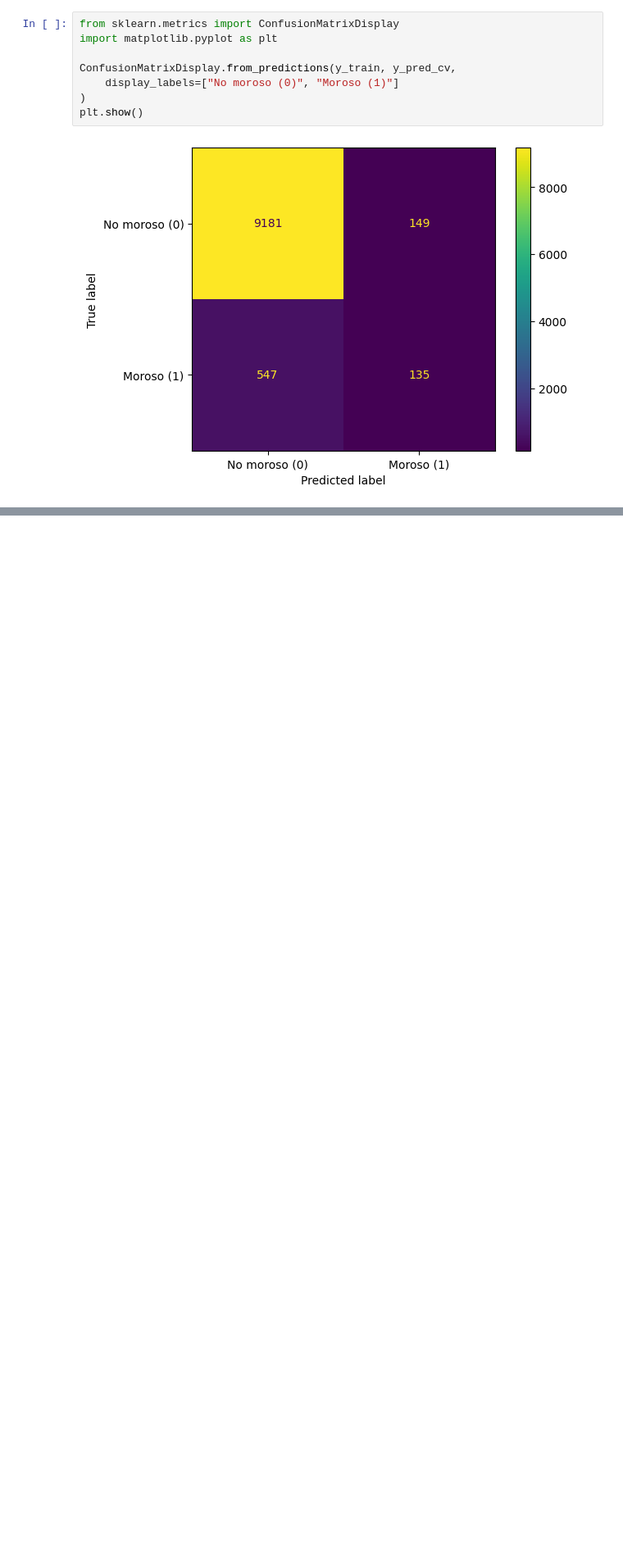
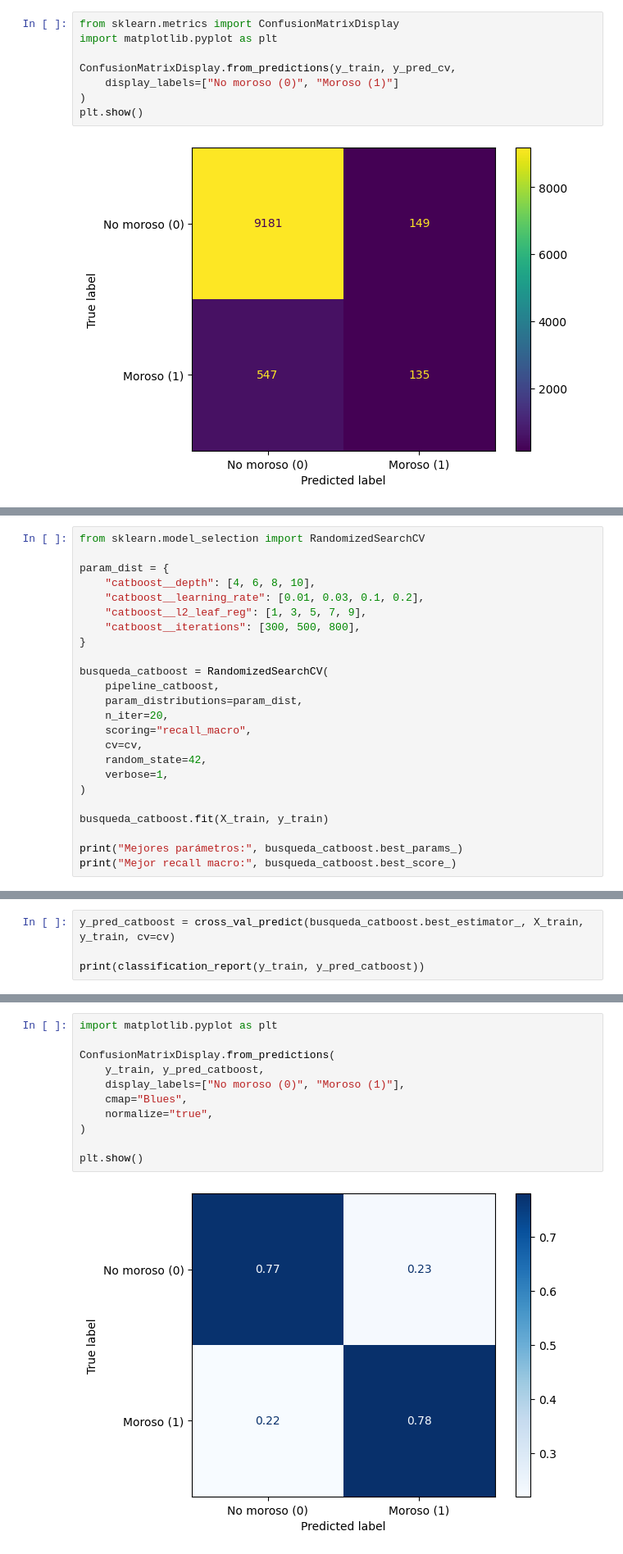
Before and after one commit to Gabriel-Caruso/DS-Online-Ramiro-Caruso, a Jupyter notebook: 04_Machine_Learning/Sprint_12/Unidad_01_ML_Supervisado_Otros_Modelos/03_Practica_Obligatoria/18_Practica_Obligatoria_Supervisado_Otros_Modelos.ipynb, the cells around one changed output, grey strips where cells are left out. Shown at 82% size. Cells and saved outputs as stored; diff of their text form; blank space fills up the shorter version.

```diff
--- a/04_Machine_Learning/Sprint_12/Unidad_01_ML_Supervisado_Otros_Modelos/03_Practica_Obligatoria/18_Practica_Obligatoria_Supervisado_Otros_Modelos.ipynb
+++ b/04_Machine_Learning/Sprint_12/Unidad_01_ML_Supervisado_Otros_Modelos/03_Practica_Obligatoria/18_Practica_Obligatoria_Supervisado_Otros_Modelos.ipynb
@@ -602,0 +684,24 @@ plt.show()
+# %%
+from sklearn.model_selection import RandomizedSearchCV
+
+param_dist = {
+    "catboost__depth": [4, 6, 8, 10],
+    "catboost__learning_rate": [0.01, 0.03, 0.1, 0.2],
+    "catboost__l2_leaf_reg": [1, 3, 5, 7, 9],
+    "catboost__iterations": [300, 500, 800],
+}
+
+busqueda_catboost = RandomizedSearchCV(
+    pipeline_catboost,
+    param_distributions=param_dist,
+    n_iter=20,
+    scoring="recall_macro",
+    cv=cv,
+    random_state=42,
+    verbose=1,
+)
+
+busqueda_catboost.fit(X_train, y_train)
+
+print("Mejores parámetros:", busqueda_catboost.best_params_)
+print("Mejor recall macro:", busqueda_catboost.best_score_)
@@ -602,0 +712,4 @@ plt.show()
+# %%
+y_pred_catboost = cross_val_predict(busqueda_catboost.best_estimator_, X_train, y_train, cv=cv)
+
+print(classification_report(y_train, y_pred_catboost))
@@ -602,0 +725,13 @@ plt.show()
+# %%
+import matplotlib.pyplot as plt
+
+ConfusionMatrixDisplay.from_predictions(
+    y_train, y_pred_catboost,
+    display_labels=["No moroso (0)", "Moroso (1)"],
+    cmap="Blues",
+    normalize="true",
+)
+
+plt.show()
+# %% [output]
+[figure, added]
```
Also changed, not shown: parts of 10 cells of this notebook, 4 other files.
